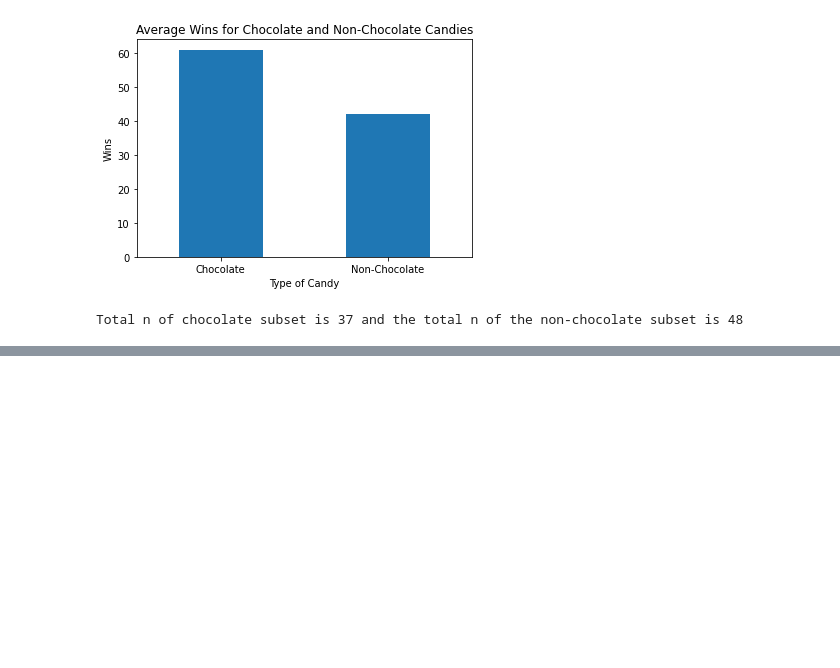
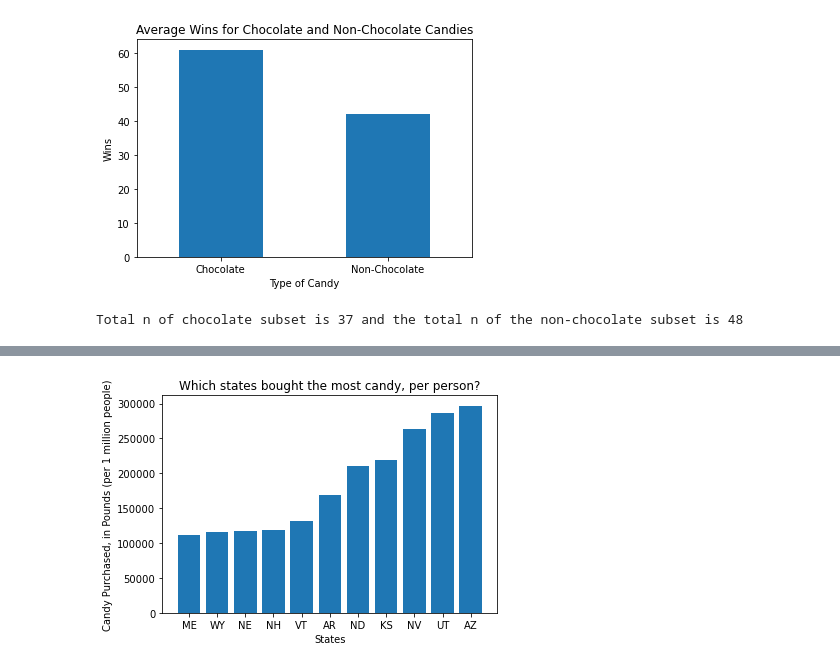
Before and after one commit to slobanwala1/candyology, a Jupyter notebook: candyology.ipynb, the cells around one changed output, grey strips where cells are left out. Saved outputs shown, nothing was run; the diff lists cells and outputs as text; code cells hidden in the pictures; blank space fills up the shorter version.

```diff
--- a/candyology.ipynb
+++ b/candyology.ipynb
@@ -349,0 +384,2 @@ Total n of chocolate subset is 37 and the total n of the non-chocolate subset is
+# %%
+candydata = candydata.drop(columns=['Unnamed: 10']) #dropped extra column
@@ -349,0 +415,20 @@ Total n of chocolate subset is 37 and the total n of the non-chocolate subset is
+# %%
+#Now I want to see what state has bought the most candy.
+#Here is the total, in pounds, of candy that each state has bought.
+#I wanted to add some way to measure the amount of candy purchased, based on population, because otherwise the top five would be California and Texas because they have the most people.
+#Arizona, however, would be number three.
+
+#So Arizona buys about a third of a pound of Halloween candy per person. And what they buy most is Hot Tamales.
+#Utah, Nevada, Kansas and North Dakota round out the top five.
+
+#Illinois is towards the bottom...wooo?
+#The most frequently bought Halloween candies here are Sour Patch Kids, Kit Kat and Starburst.
+
+#I also want to point out California's numbers. The people in that state purchased more than 1.5 million pounds of Skittles for Halloween.
+#That will come in handy to remember later.
+
+#In retrospect, I should have divided the amount of candy purchased by total population, rather than population in millions.
+
+candydata.groupby(by="Pounds Per Million").max()
+topcandydata = candydata.groupby(by="Pounds Per Million").max()
+topcandydata.sort_values(by = "Pounds Per Million", ascending=False)
@@ -349,0 +456,6 @@ Total n of chocolate subset is 37 and the total n of the non-chocolate subset is
+# %%
+candyplot = topcandydata.reset_index("Pounds Per Million") #Resetting the index so that I can plot with Pounds Per Million
+
+poundsPerState = candyplot[["State", "Pounds Per Million"]]
+
+poundsPerState  #I stripped all data, other than State and Pounds Per Million.
@@ -349,0 +480,17 @@ Total n of chocolate subset is 37 and the total n of the non-chocolate subset is
+# %%
+topState = poundsPerState[40:51]
+
+#I tried to plot all 50 states, but it was incomprehensible and garbled. So here are the top five states.
+
+plt.bar(topState['State'], topState['Pounds Per Million'])
+plt.xlabel("States")
+plt.ylabel("Candy Purchased, in Pounds (per 1 million people)")
+plt.title("Which states bought the most candy, per person?")
+plt.savefig("Images/PoundsPerState.png")
+#Here's a bar graph of the state's purchasing the most candy.
+#People in Arizona and Utah purchase almost three times as much candy as people in Maine, which is number 10 in the top purchaing states list.
+#Nevada is up there, too, with about 2.5 times as much candy as Maine.
+#One could come to the conclusion, then, that the southwestern mountain states purchase the most candy.
+#Southwestern mountain state = AZ, UT and NV.
+# %% [output]
+[figure, added]
```
Also changed, not shown: parts of 31 cells of this notebook, 15 other files.
